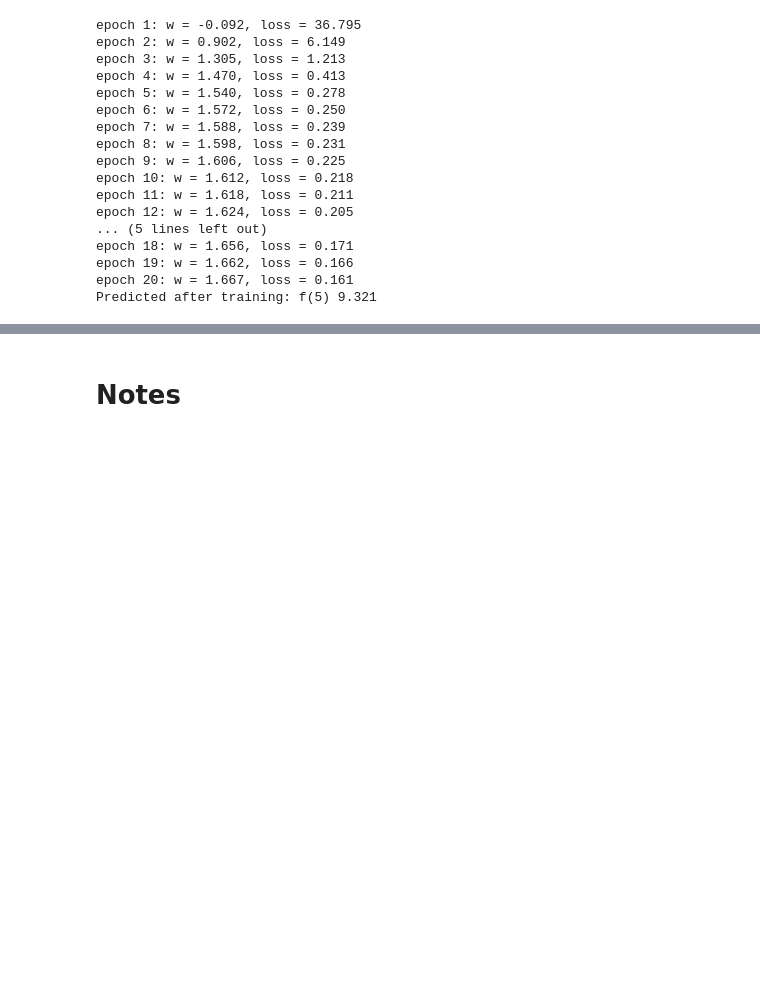
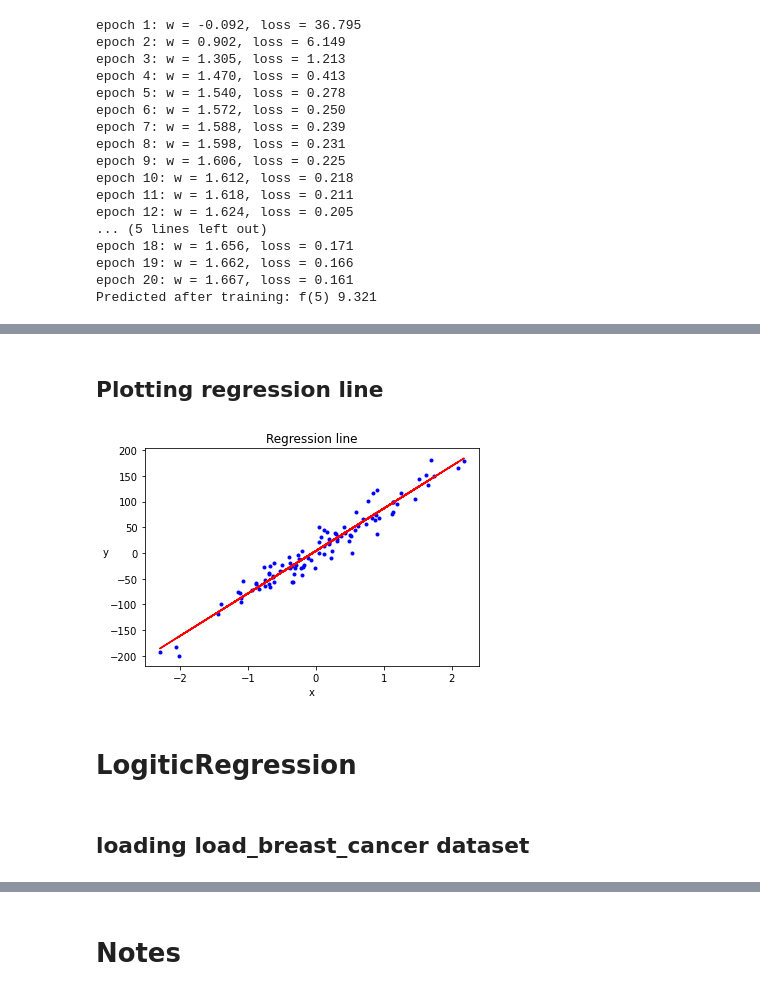
Before and after one commit to arunmozhidevan/Hands-on, a Jupyter notebook: PyTorch.ipynb, the cells around one changed output, grey strips where cells are left out. Drawn from its saved outputs; the diff is of its cells as text; code cells hidden in the pictures; blank space fills up the shorter version.

```diff
--- a/PyTorch.ipynb
+++ b/PyTorch.ipynb
@@ -603,0 +617,12 @@ Predicted after training: f(5) 9.321
+# %%
+from sklearn.datasets import make_regression
+X_numpy, y_numpy = make_regression(n_samples=100, n_features=1, noise=20, random_state=1)
+X, Y = torch.tensor(X_numpy, dtype=torch.float32), torch.tensor(y_numpy, dtype=torch.float32).reshape(-1,1)
+n_samples, n_features = X.shape
+input_size = n_features
+output_size = n_features
+learning_rate = 0.001
+# %%
+model = nn.Linear(input_size, 1) # linear model takes, X feature size and y feature size
+loss = nn.MSELoss()  # MSE loss function takes y_prediction and y
+optimizer = torch.optim.SGD(model.parameters(), lr=learning_rate) # stohastic gradient de
@@ -603,0 +653,2 @@ Predicted after training: f(5) 9.321
+# %% [markdown]
+## Plotting regression line
@@ -603,0 +657,9 @@ Predicted after training: f(5) 9.321
+# %%
+plt.plot(X_numpy, y_numpy, 'b.')
+plt.plot(X_numpy,model(X).detach().numpy(),'r')
+plt.xlabel('x')
+plt.ylabel('y', rotation=0)
+plt.title('Regression line')
+plt.show()
+# %% [output]
+[figure, added]
@@ -603,0 +673,2 @@ Predicted after training: f(5) 9.321
+# %% [markdown]
+# LogiticRegression
@@ -603,0 +679,2 @@ Predicted after training: f(5) 9.321
+# %% [markdown]
+## loading load_breast_cancer dataset
```
Also changed, not shown: parts of 50 cells of this notebook.
